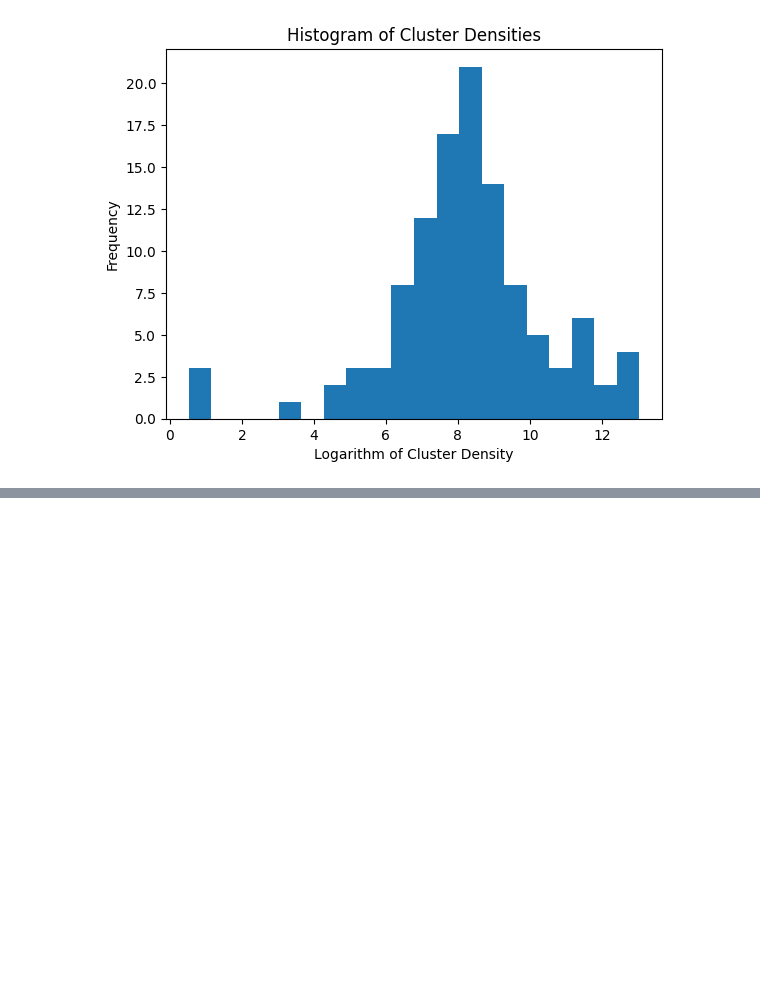
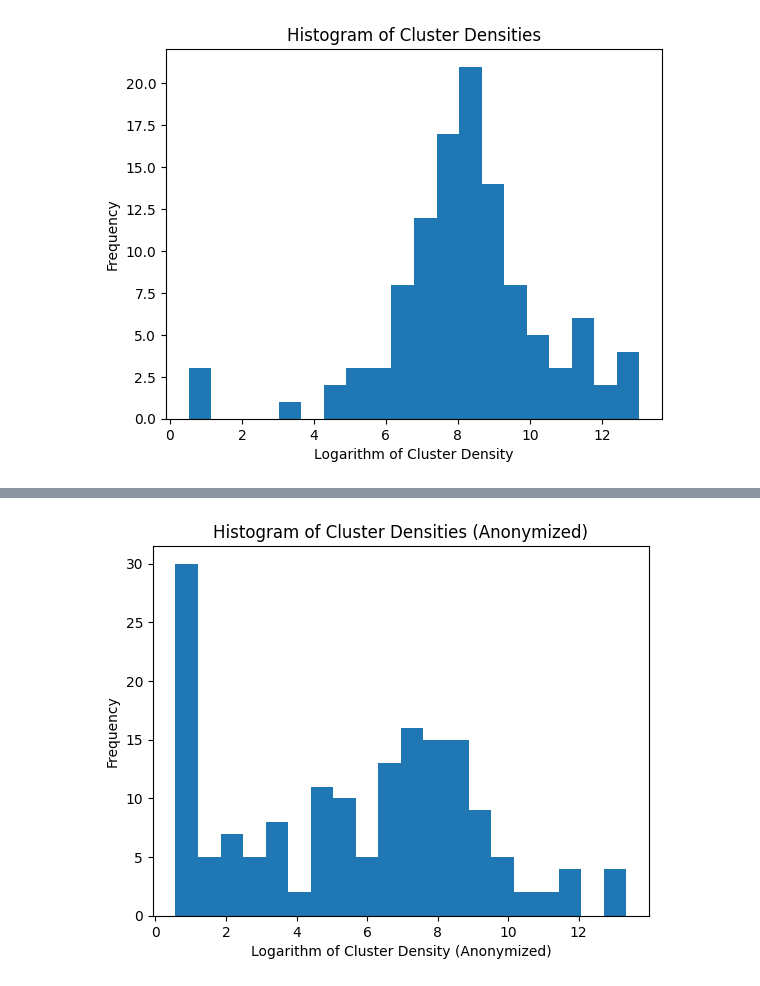
Before and after one commit to fringewidth/towardsMedicalEquity, a Jupyter notebook: influences.ipynb, the cells around one changed output, grey strips where cells are left out. Saved outputs shown, nothing was run; the diff lists cells and outputs as text; code cells hidden in the pictures; blank space fills up the shorter version.

```diff
--- a/influences.ipynb
+++ b/influences.ipynb
@@ -121,0 +149,9 @@ from scipy.spatial import ConvexHull
+# %%
+anon_cluster_densities = [anon_influence_map[anon_clusters == cluster_id].sum() for cluster_id in range(1, anon_num_clusters + 1)]
+plt.hist(np.log(anon_cluster_densities), bins=20)
+plt.xlabel("Logarithm of Cluster Density (Anonymized)")
+plt.ylabel("Frequency")
+plt.title("Histogram of Cluster Densities (Anonymized)")
+plt.show()
+# %% [output]
+[figure, added]
```
Also changed, not shown: parts of 11 cells of this notebook, 4 other files.
